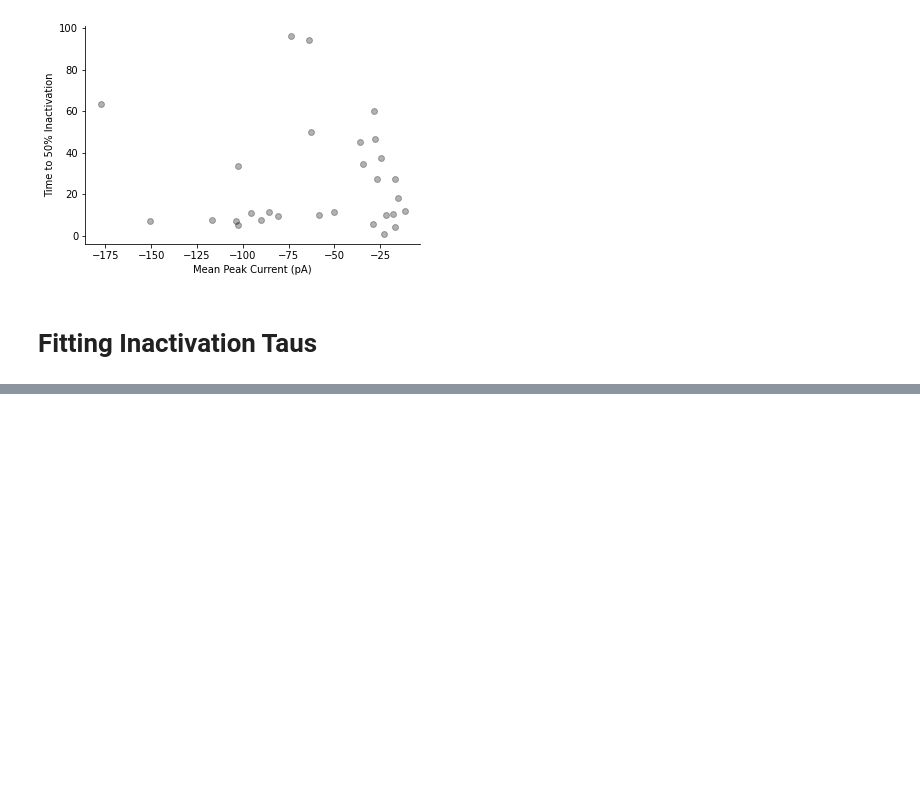
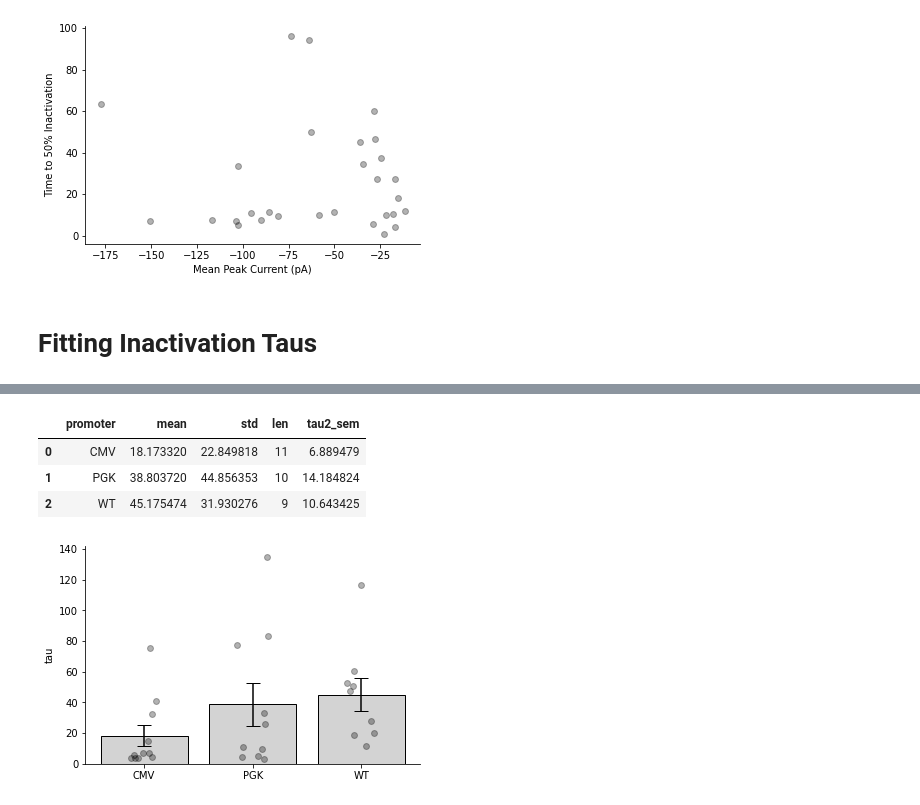
Before and after one commit to neuro-myoung/hannahRotation, a Jupyter notebook: Hannah_rotation.ipynb, the cells around one changed output, grey strips where cells are left out. Saved outputs shown, nothing was run; the diff lists cells and outputs as text; code cells hidden in the pictures; blank space fills up the shorter version.

```diff
--- a/Hannah_rotation.ipynb
+++ b/Hannah_rotation.ipynb
@@ -2278,12 +2246,0 @@ ax.spines['right'].set_visible(False)
-# %%
-def x_jitter(df):
-    df = df.assign(x = np.zeros(len(df)))
-    random.seed(43)
-    for i in range(len(df)):
-        if df.promoter[i] == "CMV":
-            df.loc[i,'x'] = 0 + (random.randrange(-150, 150)/1000)
-        elif df.promoter[i] == "PGK":
-            df.loc[i,'x'] =1 + (random.randrange(-150, 150)/1000)
-        else:
-            df.loc[i,'x'] = 2 + (random.randrange(-150, 150)/1000)
-    return df
@@ -2307,0 +2310,27 @@ ax.spines['right'].set_visible(False)
+# %%
+promotermeans = goodCells.groupby("promoter")['tau2'].agg([np.mean, np.std, len]).reset_index()
+promotermeans = promotermeans.assign(tau2_sem = promotermeans.loc[:, "std"] / np.sqrt(promotermeans.loc[:,"len"]))
+
+promotermeans
+# %% [output]
+|  | promoter | mean | std | len | tau2_sem |
+| 0 | CMV | 18.173320 | 22.849818 | 11 | 6.889479 |
+| 1 | PGK | 38.803720 | 44.856353 | 10 | 14.184824 |
+| 2 | WT | 45.175474 | 31.930276 | 9 | 10.643425 |
+# %%
+f, ax = plt.subplots()
+f.patch.set_facecolor('white')
+
+goodCells = x_jitter(goodCells)
+ax.bar(promotermeans.promoter, promotermeans.loc[:,'mean'], facecolor="lightgray", edgecolor="black")
+ax.scatter(goodCells.x, goodCells.tau2, alpha=0.3, color="black", s=35);
+ax.errorbar(promotermeans.promoter, promotermeans.loc[:,"mean"], yerr = promotermeans.tau2_sem, ls='none', color="black", capsize=7)
+
+#ax.set_ylim(0,1)
+ax.set_ylabel("tau")
+ax.spines['top'].set_visible(False)
+ax.spines['right'].set_visible(False)
+
+plt.savefig("tau_vs_promoter")
+# %% [output]
+[figure, added]
```
Also changed, not shown: parts of 18 cells of this notebook.
